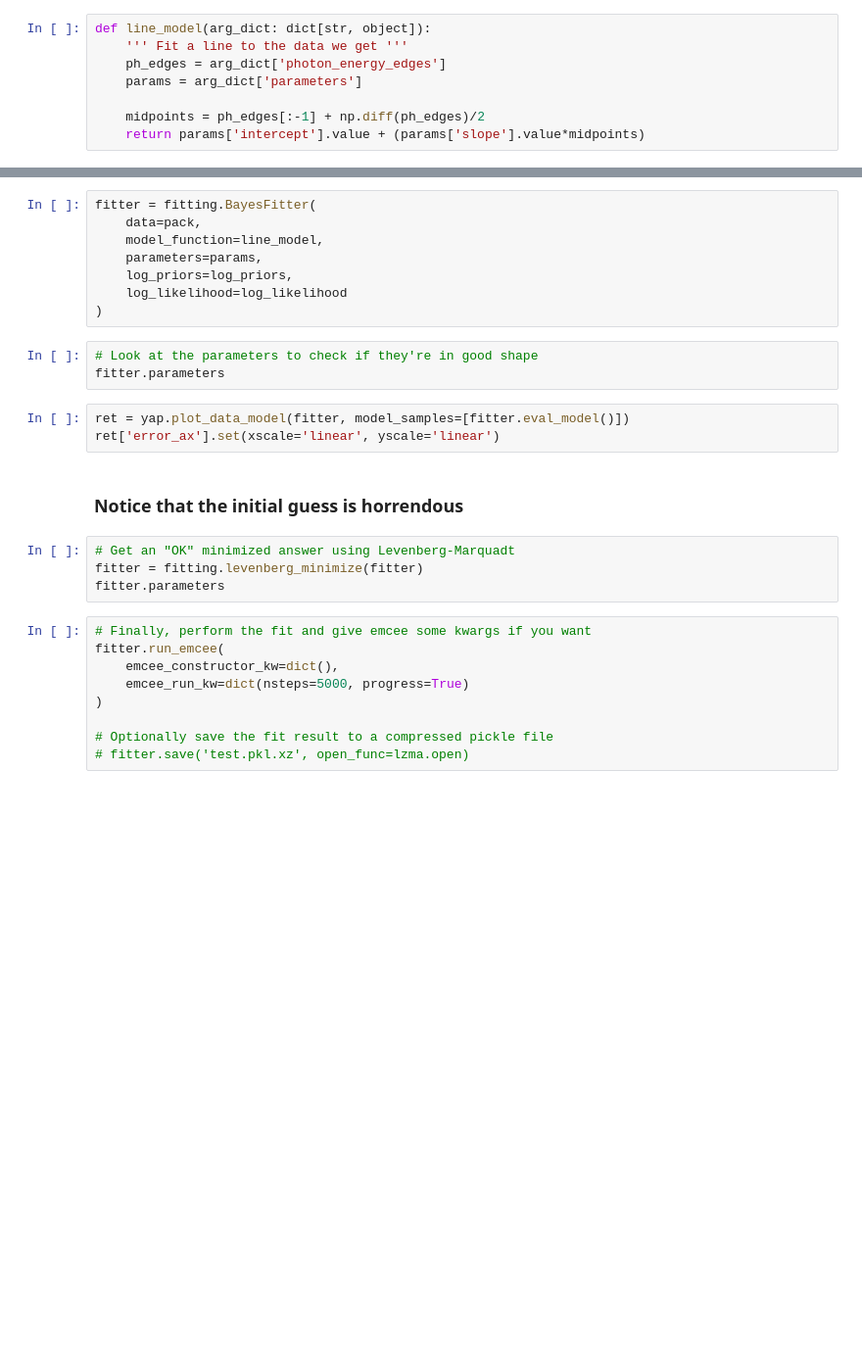
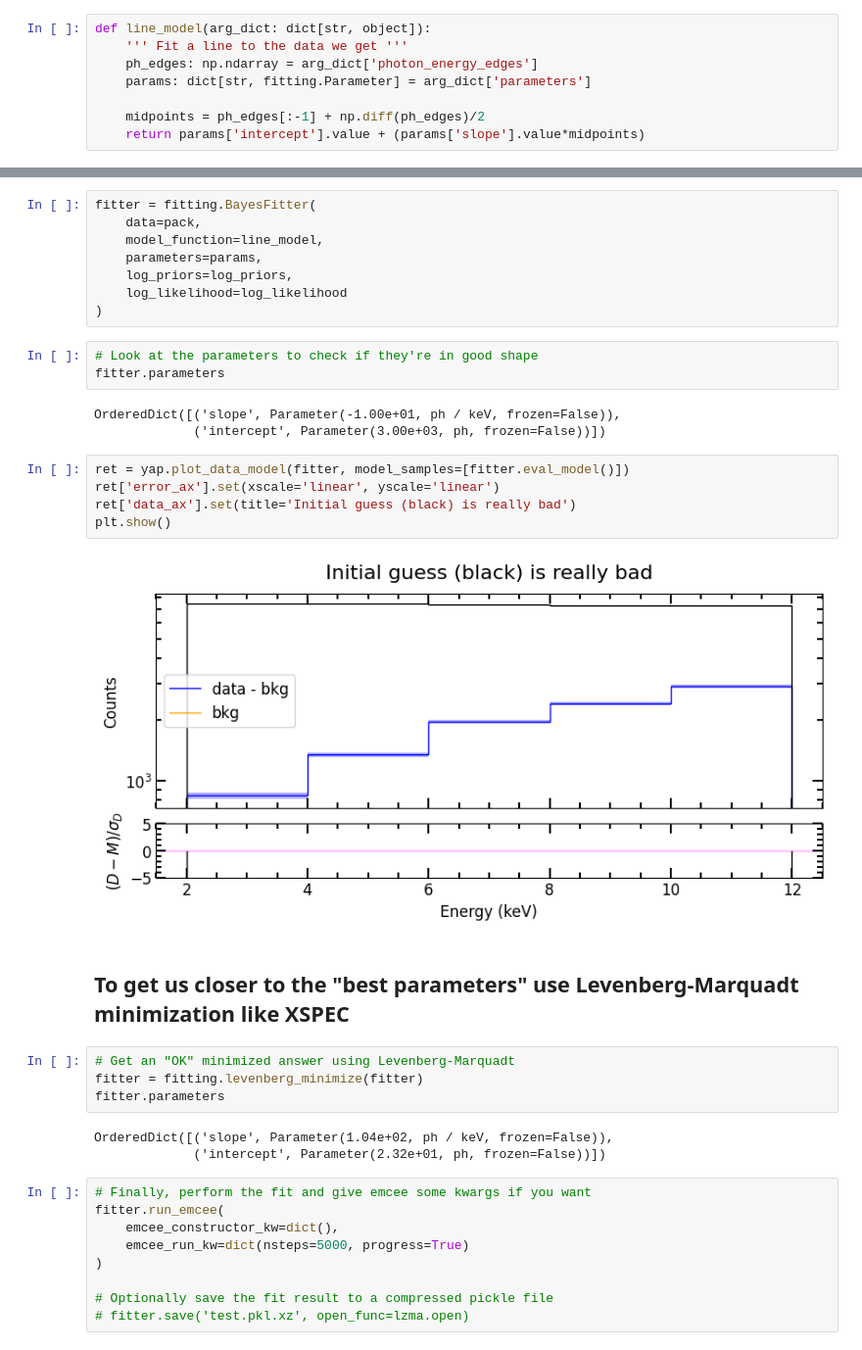
Before and after one commit to settwi/yaff, a Jupyter notebook: examples/line_fit.ipynb, the cells around one changed output, grey strips where cells are left out. Shown at 98% size. Drawn from its saved outputs; the diff is of its cells as text; blank space fills up the shorter version.

```diff
--- a/examples/line_fit.ipynb
+++ b/examples/line_fit.ipynb
@@ -77,8 +78,8 @@ It could even be a method bound to an instance of an object.
 # %%
 def line_model(arg_dict: dict[str, object]):
     ''' Fit a line to the data we get '''
-    ph_edges = arg_dict['photon_energy_edges']
-    params = arg_dict['parameters']
+    ph_edges: np.ndarray = arg_dict['photon_energy_edges']
+    params: dict[str, fitting.Parameter] = arg_dict['parameters']
 
     midpoints = ph_edges[:-1] + np.diff(ph_edges)/2
     return params['intercept'].value + (params['slope'].value*midpoints)
@@ -125,15 +126,25 @@ fitter = fitting.BayesFitter(
 # %%
 # Look at the parameters to check if they're in good shape
 fitter.parameters
+# %% [output]
+OrderedDict([('slope', Parameter(-1.00e+01, ph / keV, frozen=False)),
+             ('intercept', Parameter(3.00e+03, ph, frozen=False))])
 # %%
 ret = yap.plot_data_model(fitter, model_samples=[fitter.eval_model()])
 ret['error_ax'].set(xscale='linear', yscale='linear')
+ret['data_ax'].set(title='Initial guess (black) is really bad')
+plt.show()
+# %% [output]
+[figure, added]
-# %% [markdown]
-### Notice that the initial guess is horrendous
+# %% [markdown]
+## To get us closer to the "best parameters" use Levenberg-Marquadt minimization like XSPEC
 # %%
 # Get an "OK" minimized answer using Levenberg-Marquadt
 fitter = fitting.levenberg_minimize(fitter)
 fitter.parameters
+# %% [output]
+OrderedDict([('slope', Parameter(1.04e+02, ph / keV, frozen=False)),
+             ('intercept', Parameter(2.32e+01, ph, frozen=False))])
 # %%
 # Finally, perform the fit and give emcee some kwargs if you want
 fitter.run_emcee(
```
Also changed, not shown: parts of 7 cells of this notebook, 3 other files.
